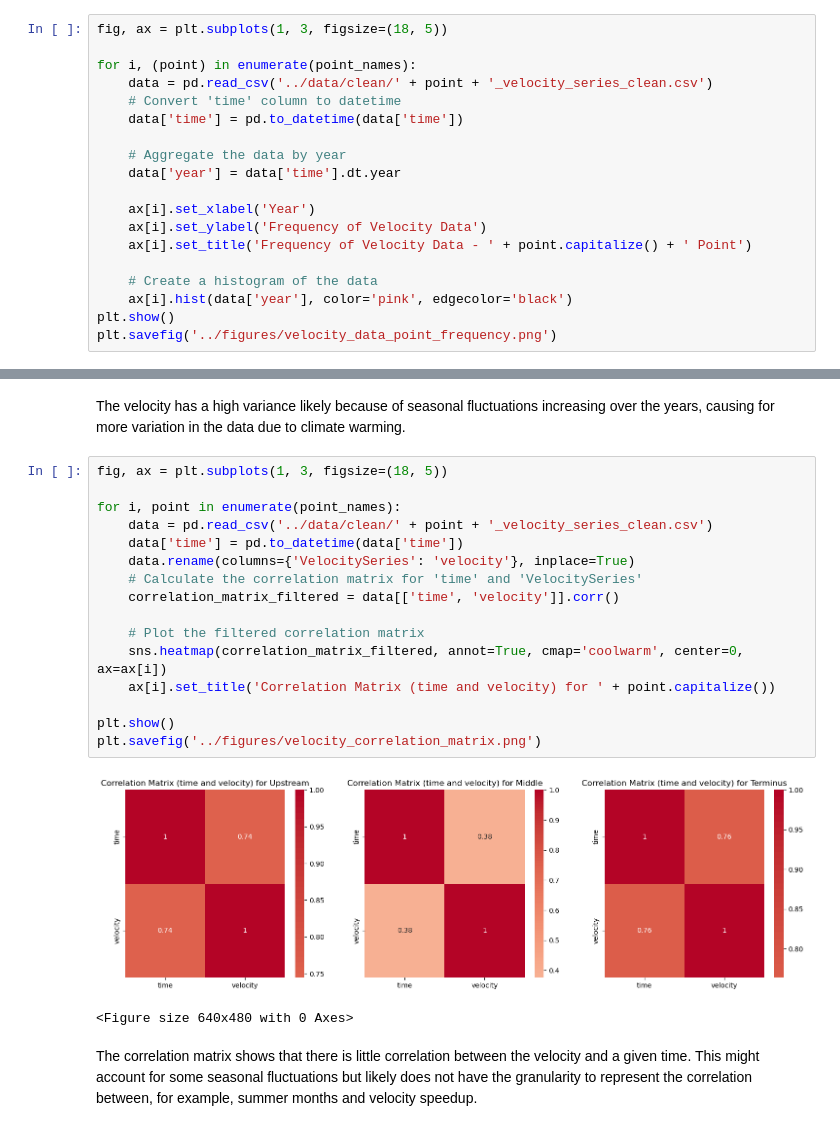
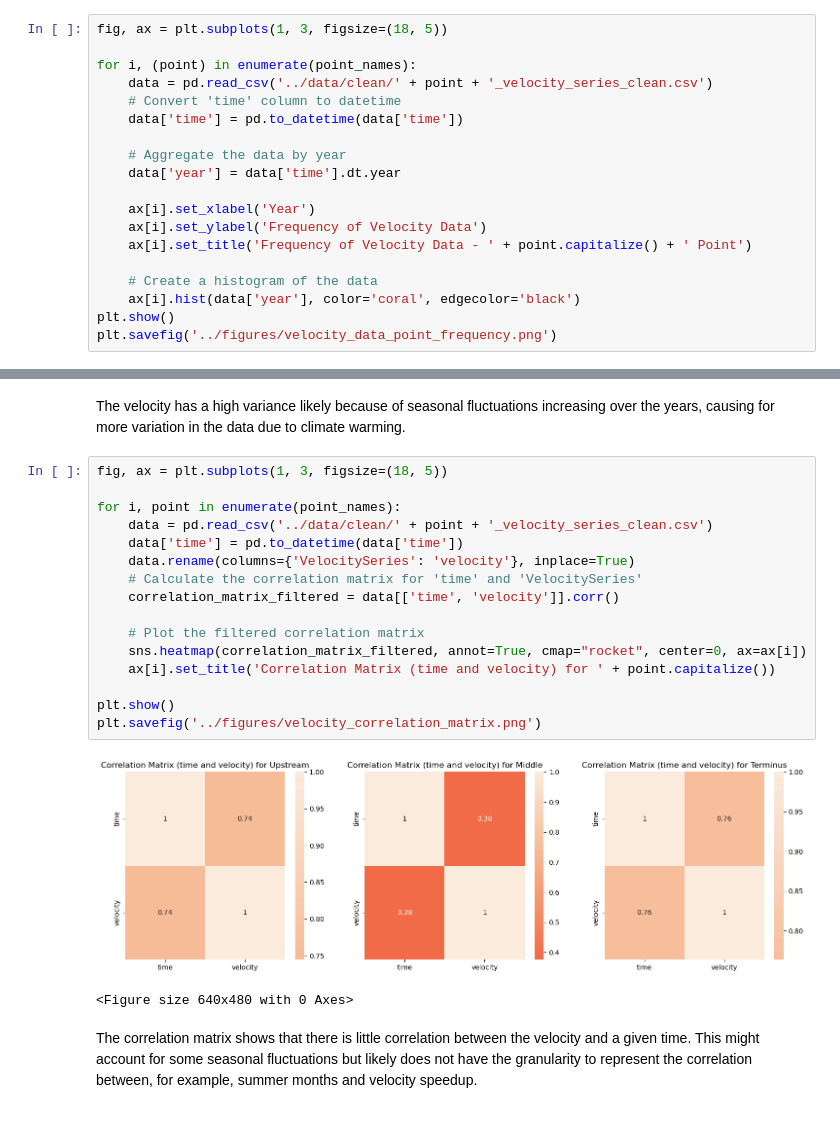
Before and after one commit to cjense/seasonal-icevelocity-prediction, a Jupyter notebook: notebooks/3_calculate_statistics.ipynb, the cells around one changed output, grey strips where cells are left out. Drawn from its saved outputs; the diff is of its cells as text.

Commit message:
update colormap

```diff
--- a/notebooks/3_calculate_statistics.ipynb
+++ b/notebooks/3_calculate_statistics.ipynb
@@ -31,7 +31,7 @@ for i, (point) in enumerate(point_names):
     ax[i].set_title('Frequency of Velocity Data - ' + point.capitalize() + ' Point')
 
     # Create a histogram of the data
-    ax[i].hist(data['year'], color='pink', edgecolor='black')
+    ax[i].hist(data['year'], color='coral', edgecolor='black')
 plt.show()
 plt.savefig('../figures/velocity_data_point_frequency.png')
 # %% [output]
@@ -83,21 +83,21 @@ The velocity has a high variance likely because of seasonal fluctuations increas
 # %%
 fig, ax = plt.subplots(1, 3, figsize=(18, 5))
 
 for i, point in enumerate(point_names):
     data = pd.read_csv('../data/clean/' + point + '_velocity_series_clean.csv')
     data['time'] = pd.to_datetime(data['time'])
     data.rename(columns={'VelocitySeries': 'velocity'}, inplace=True)
     # Calculate the correlation matrix for 'time' and 'VelocitySeries'
     correlation_matrix_filtered = data[['time', 'velocity']].corr()
 
     # Plot the filtered correlation matrix
-    sns.heatmap(correlation_matrix_filtered, annot=True, cmap='coolwarm', center=0, ax=ax[i])
+    sns.heatmap(correlation_matrix_filtered, annot=True, cmap="rocket", center=0, ax=ax[i])
     ax[i].set_title('Correlation Matrix (time and velocity) for ' + point.capitalize())
 
 plt.show()
 plt.savefig('../figures/velocity_correlation_matrix.png')
 # %% [output]
-[figure, old version]
+[figure, new version]
 <Figure size 640x480 with 0 Axes>
 # %% [markdown]
 The correlation matrix shows that there is little correlation between the velocity and a given time. This might account for some seasonal fluctuations but likely does not have the granularity to represent the correlation between, for example, summer months and velocity speedup.
```
Also changed, not shown: parts of 1 cell of this notebook.
